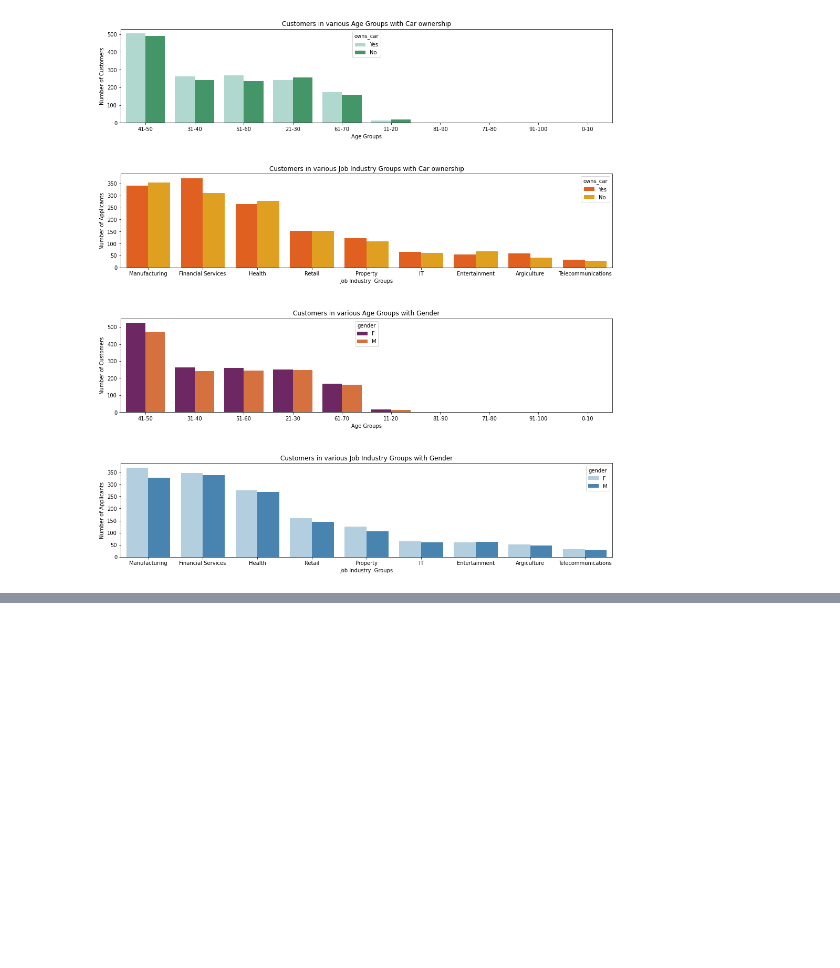
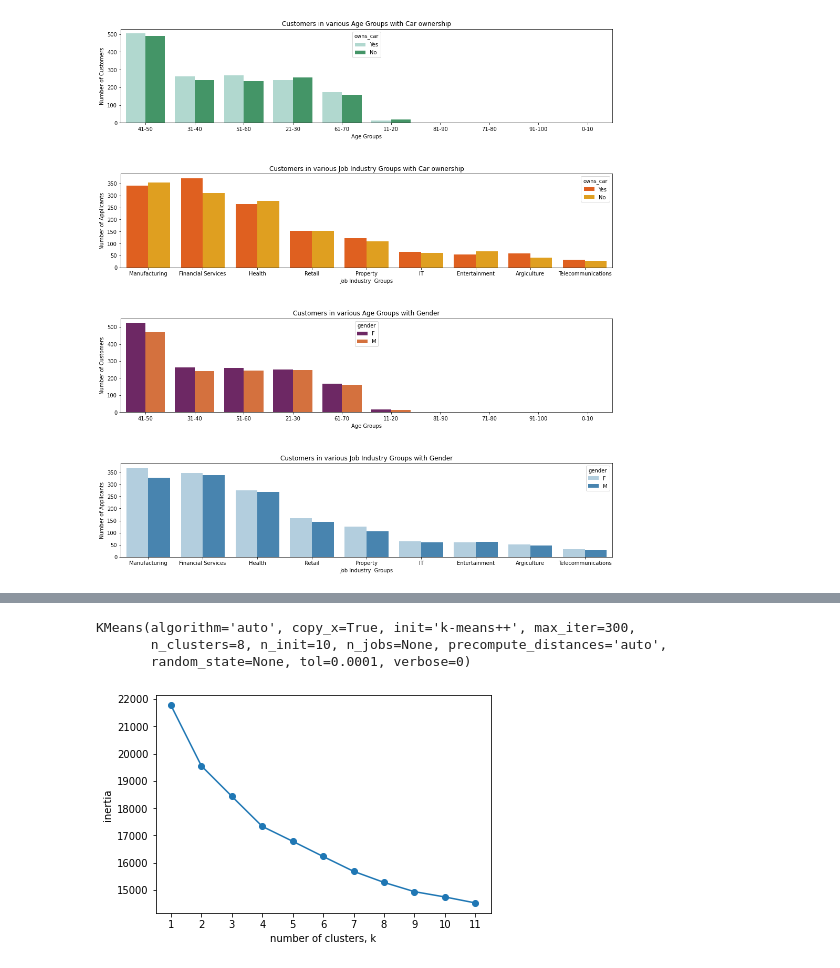
Before and after one commit to GaikwadChinmay/KPMG-Virtual-Internship, a Jupyter notebook: KPMG_Virtual_Internship.ipynb, the cells around one changed output, grey strips where cells are left out. Cells and saved outputs as stored; diff of their text form; code cells hidden in the pictures; blank space fills up the shorter version.

```diff
--- a/KPMG_Virtual_Internship.ipynb
+++ b/KPMG_Virtual_Internship.ipynb
@@ -582,0 +630,5 @@ df['standard_cost'] = df['standard_cost'].astype(float)
+# %%
+obj_col = df.select_dtypes([np.object, 'category']).columns.tolist()
+le = LabelEncoder()
+for col in obj_col:
+  df[col] = le.fit_transform(df[col])
@@ -582,0 +644,5 @@ df['standard_cost'] = df['standard_cost'].astype(float)
+# %%
+mms = MinMaxScaler()
+#for col in df.columns:
+
+df_train = mms.fit_transform(df)
@@ -582,0 +651,29 @@ df['standard_cost'] = df['standard_cost'].astype(float)
+# %%
+cls = KMeans()
+cls.fit(df_train)
+# %% [output]
+KMeans(algorithm='auto', copy_x=True, init='k-means++', max_iter=300,
+       n_clusters=8, n_init=10, n_jobs=None, precompute_distances='auto',
+       random_state=None, tol=0.0001, verbose=0)
+# %%
+ks = range(1, 12)
+inertias = []
+
+for k in ks:
+    # Create a KMeans instance with k clusters: model
+    model=KMeans(n_clusters=k)
+
+    # Fit model to samples
+    model.fit(df_train)
+
+    # Append the inertia to the list of inertias
+    inertias.append(model.inertia_)
+
+# Plot ks vs inertias
+plt.plot(ks, inertias, '-o')
+plt.xlabel('number of clusters, k')
+plt.ylabel('inertia')
+plt.xticks(ks)
+plt.show()
+# %% [output]
+[figure, added]
```
Also changed, not shown: parts of 49 cells of this notebook.
